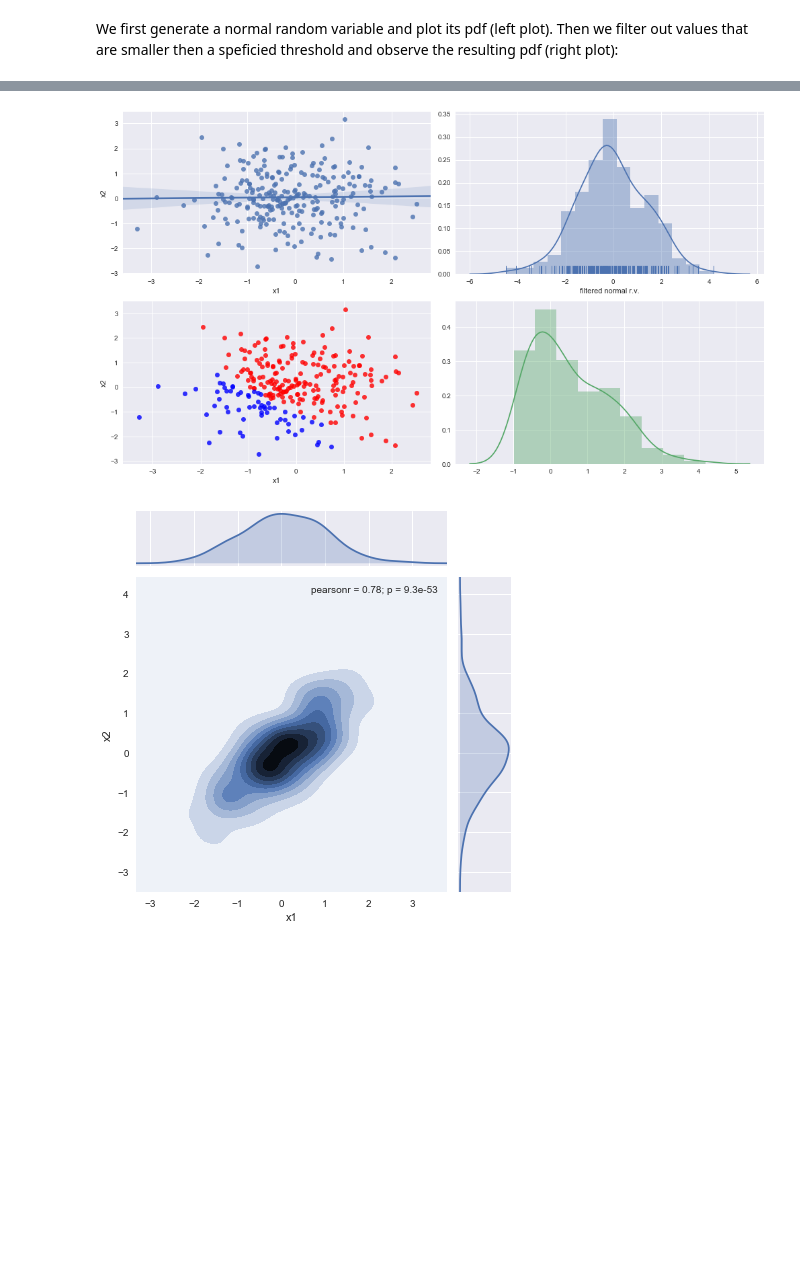
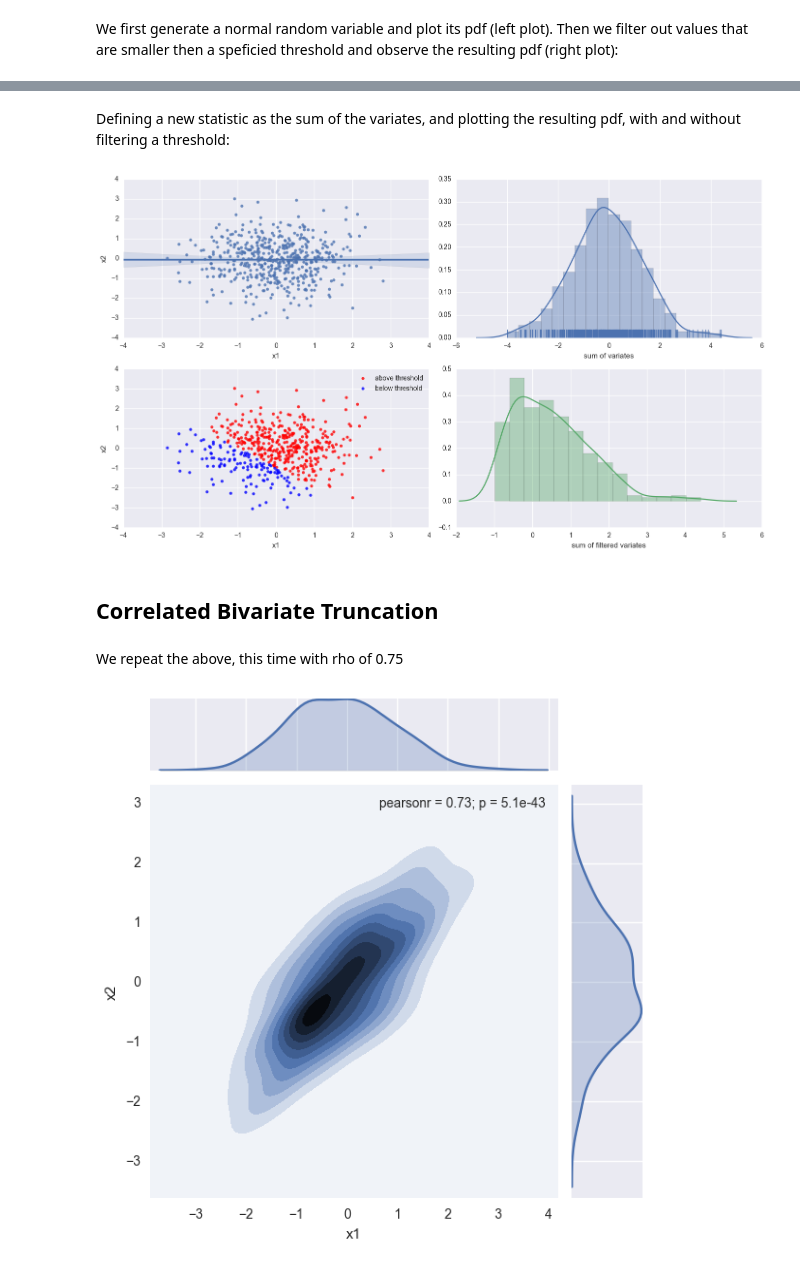
Before and after one commit to kod5kod/TMN-Simulations, a Jupyter notebook: tmn_sim.ipynb, the cells around one changed output, grey strips where cells are left out. Drawn from its saved outputs; the diff is of its cells as text; code cells hidden in the pictures; blank space fills up the shorter version.

```diff
--- a/tmn_sim.ipynb
+++ b/tmn_sim.ipynb
@@ -49,33 +68,47 @@ sns.jointplot(x="x1", y="x2", data=df,kind="kde");
+# %% [markdown]
+
+Defining a new statistic as the sum of the variates, and plotting the resulting pdf, with and without filtering a threshold:
 # %%
 
 # Set up the matplotlib figure
 fig, axes = plt.subplots(2, 2, figsize=(14, 8), sharex=False)
 sns.despine(left=True)
 
-# Bivariate scatter plot:
+# sum of variates with no filter:
+
+# plot of the bivariate:
 sns.regplot(x="x1", y="x2", data=df,ax=axes[0,0]);
 # Plot the sum of the two random variables:
 df['sum_x1x2'] = df.x1+df.x2
 sns.distplot(df['sum_x1x2'],bins=None, hist=True, kde=True, rug=True, color=None,
-             axlabel='filtered normal r.v.', ax=axes[0,1] );
-# Bivariate scatter plot:
+             axlabel='sum of variates', ax=axes[0,1] );
+
+# sum of variates WITH filter:
+
+# plot of the filtered bivariate:
 df_in = df[df['sum_x1x2']>=-1.0]
-sns.regplot(x="x1", y="x2", data=df_in,ax=axes[1,0], color ='red',fit_reg=False );
+sns.regplot(x="x1", y="x2", data=df_in,ax=axes[1,0], color ='red',fit_reg=False, label='above threshold' );
 df_out = df[df['sum_x1x2']<-1.0]
-sns.regplot(x="x1", y="x2", data=df_out,ax=axes[1,0], color ='blue',fit_reg=False);
+sns.regplot(x="x1", y="x2", data=df_out,ax=axes[1,0], color ='blue',fit_reg=False, label='below threshold')
+axes[1][0].legend(loc="best")
 # Plot the sum of the two random variables, but now we filter by a specified threshold
 y = np.array(filter(lambda a: a >= (-1.0), df['sum_x1x2'])) #
-sns.distplot(y, ax=axes[1,1]);
+sns.distplot(y, axlabel='sum of filtered variates', ax=axes[1,1]);
 
 plt.tight_layout()
 # %% [output]
-[figure, old version]
+[figure, new version]
+# %% [markdown]
+## Correlated Bivariate Truncation ##
+# %% [markdown]
+We repeat the above, this time with rho of 0.75
 # %%
-p = 0.8
-mean, cov = [0,0], [(1, p), (p, 1)]
-data = np.random.multivariate_normal(mean, cov, 250)
+rho = 0.8
+mean, cov = [0,0], [(1, rho), (rho, 1)]
+sample_size = 250
+data = np.random.multivariate_normal(mean, cov, sample_size)
 df = pd.DataFrame(data, columns=["x1", "x2"])
 sns.jointplot(x="x1", y="x2", data=df,kind="kde");
 # %% [output]
-[figure, old version]
+[figure, new version]
 # %%
```
Also changed, not shown: parts of 10 cells of this notebook.
